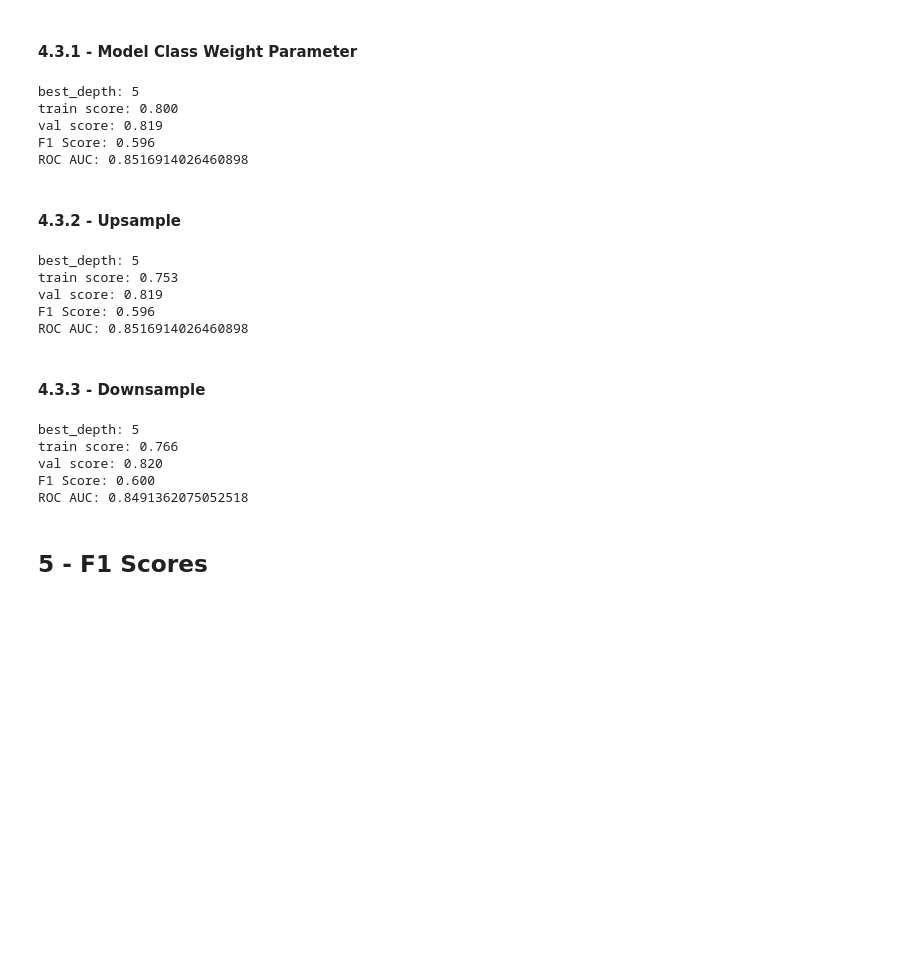
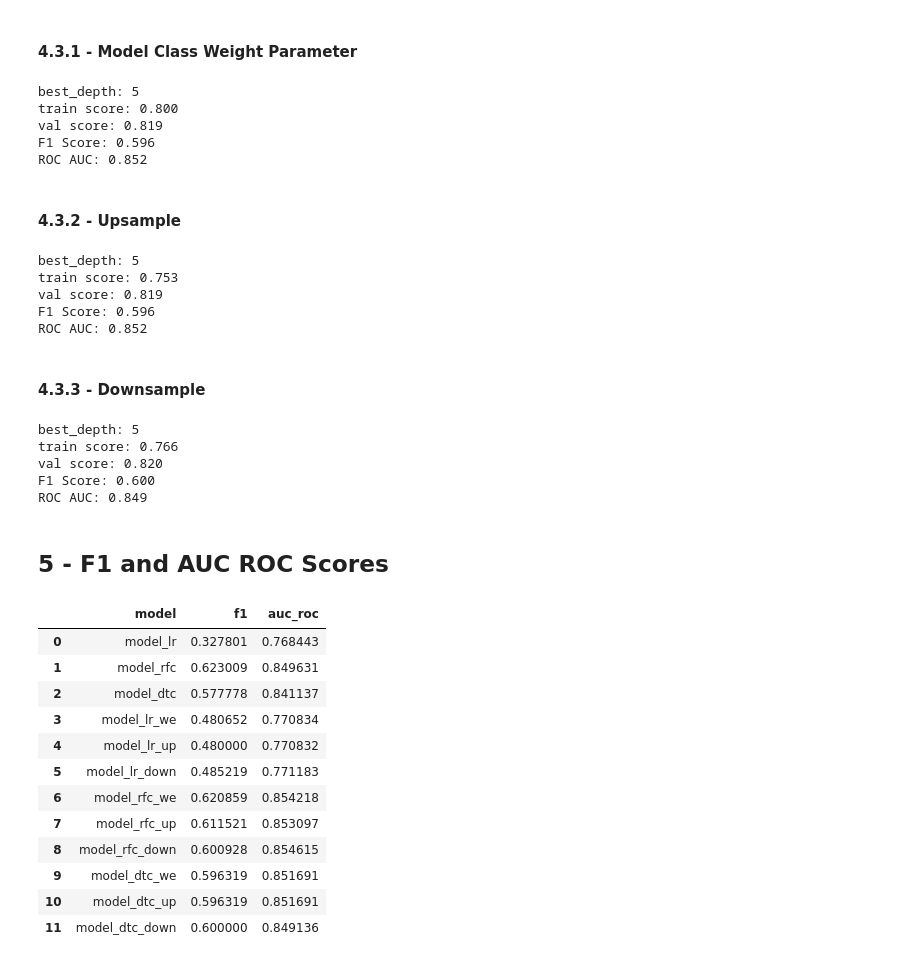
Before and after one commit to Vitoralvesraquel/bank-churn-prediction, a Jupyter notebook: bank-churn.ipynb, the cells around one changed output. Drawn from its saved outputs; the diff is of its cells as text; code cells hidden in the pictures; blank space fills up the shorter version.

Commit message:
add scores df

```diff
--- a/bank-churn.ipynb
+++ b/bank-churn.ipynb
@@ -535,12 +554,14 @@ ROC AUC: 0.8530967599735508
 # %% [markdown]
 #### 4.2.3 - Downsample
 # %%
-model_rfc_down, f1_rfc_down, roc_auc_rfc_up = rfc_optimizer(
+model_rfc_down, f1_rfc_down, roc_auc_rfc_down = rfc_optimizer(
     features_train_le_down,
     target_train_le_down,
     features_val_le,
     target_val_le,
 )
+
+scores_df.loc[len(scores_df)] = ['model_rfc_down', f1_rfc_down, roc_auc_rfc_down]
 # %% [output]
 best_depth: 9
 best_n_estimators: 19
@@ -560,12 +581,14 @@ model_dtc_we, f1_dtc_we, roc_auc_dtc_we = dtc_optimizer(
     target_val_le,
     weight='balanced'
 )
+
+scores_df.loc[len(scores_df)] = ['model_dtc_we', f1_dtc_we, roc_auc_dtc_we]
 # %% [output]
 best_depth: 5
 train score: 0.800
 val score: 0.819
 F1 Score: 0.596
-ROC AUC: 0.8516914026460898
+ROC AUC: 0.852
 # %% [markdown]
 #### 4.3.2 - Upsample
 # %%
@@ -575,12 +598,14 @@ model_dtc_up, f1_dtc_up, roc_auc_dtc_up = dtc_optimizer(
     features_val_le,
     target_val_le
 )
+
+scores_df.loc[len(scores_df)] = ['model_dtc_up', f1_dtc_up, roc_auc_dtc_up]
 # %% [output]
 best_depth: 5
 train score: 0.753
 val score: 0.819
 F1 Score: 0.596
-ROC AUC: 0.8516914026460898
+ROC AUC: 0.852
 # %% [markdown]
 #### 4.3.3 - Downsample
 # %%
@@ -590,14 +615,32 @@ model_dtc_down, f1_dtc_down, roc_auc_dtc_down = dtc_optimizer(
     features_val_le,
     target_val_le
 )
+
+scores_df.loc[len(scores_df)] = ['model_dtc_down', f1_dtc_down, roc_auc_dtc_down]
 # %% [output]
 best_depth: 5
 train score: 0.766
 val score: 0.820
 F1 Score: 0.600
-ROC AUC: 0.8491362075052518
+ROC AUC: 0.849
 # %% [markdown]
-## 5 - F1 Scores
+## 5 - F1 and AUC ROC Scores
+# %%
+scores_df
+# %% [output]
+|  | model | f1 | auc_roc |
+| 0 | model_lr | 0.327801 | 0.768443 |
+| 1 | model_rfc | 0.623009 | 0.849631 |
+| 2 | model_dtc | 0.577778 | 0.841137 |
+| 3 | model_lr_we | 0.480652 | 0.770834 |
+| 4 | model_lr_up | 0.480000 | 0.770832 |
+| 5 | model_lr_down | 0.485219 | 0.771183 |
+| 6 | model_rfc_we | 0.620859 | 0.854218 |
+| 7 | model_rfc_up | 0.611521 | 0.853097 |
+| 8 | model_rfc_down | 0.600928 | 0.854615 |
+| 9 | model_dtc_we | 0.596319 | 0.851691 |
+| 10 | model_dtc_up | 0.596319 | 0.851691 |
+| 11 | model_dtc_down | 0.600000 | 0.849136 |
 # %%
 var_names = %who_ls
 for var in var_names:
```
Also changed, not shown: parts of 11 cells of this notebook.
